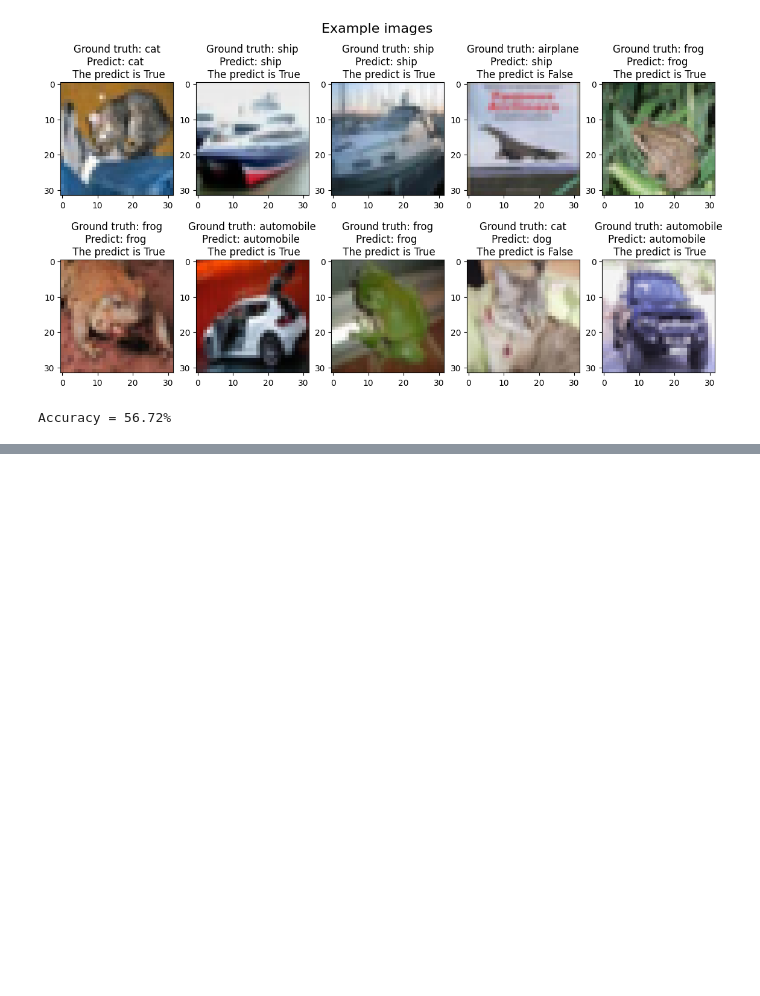
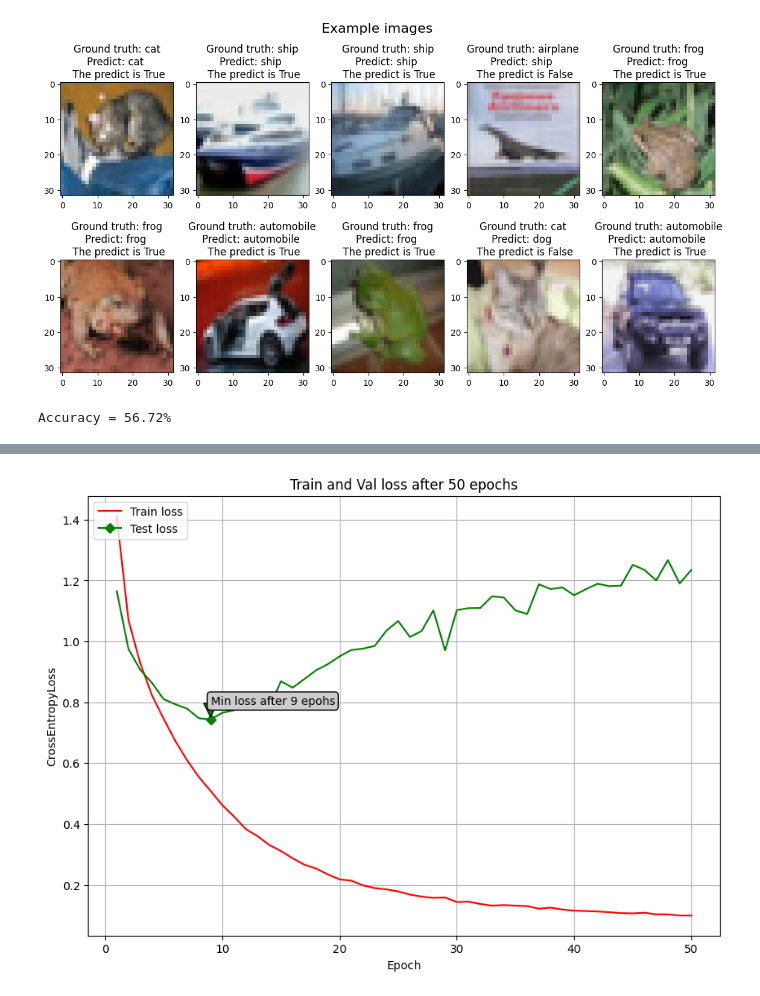
Before and after one commit to DzmitryPihulski/CIFAR-10-Image-Classifier, a Jupyter notebook: main.ipynb, the cells around one changed output, grey strips where cells are left out. Saved outputs shown, nothing was run; the diff lists cells and outputs as text; code cells hidden in the pictures; blank space fills up the shorter version.

Commit message:
conv_net_2 created;

```diff
--- a/main.ipynb
+++ b/main.ipynb
@@ -53,12 +53,12 @@ for i in range(10):
 # %%
-from src.models import Net
+from src.models import ConvNet_1
 from src.utils import set_seed
 import torch.optim as optim
 import torch.nn as nn
 import time
 
 set_seed(42)
-net = Net()
+net = ConvNet_1()
 criterion = nn.CrossEntropyLoss()
 optimizer = optim.SGD(net.parameters())
 
@@ -106,7 +106,7 @@ for epoch in epochs:  # loop over the dataset multiple times
             'optimizer_state_dict': optimizer.state_dict(),
             'train_loss': losses_train,
             'val_loss': losses_val
-        }, 'std_conv_net_best_performance.pth')
+        }, 'conv_net_1_best_performance.pth')
         best_val_loss = epoch_loss_val
     losses_train.append(epoch_loss_train/len(train_loader))
     losses_val.append(epoch_loss_val/len(validation_loader))
@@ -117,7 +117,7 @@ torch.save({
             'optimizer_state_dict': optimizer.state_dict(),
             'train_loss': losses_train,
             'val_loss': losses_val
-        }, 'std_conv_net_full_training.pth')
+        }, 'conv_net_1_full_training.pth')
 
 print('Finished Training')
 # %% [output]
@@ -156,8 +156,8 @@ plt.legend(loc='upper left');
 ValueError: x and y must have same first dimension, but have shapes (50,) and (17,)
 [figure]
 # %%
-best_model = torch.load('std_conv_net_best_performance.pth')
-net = Net()
+best_model = torch.load('conv_net_1_best_performance.pth')
+net = ConvNet_1()
 criterion = nn.CrossEntropyLoss()
 optimizer = optim.SGD(net.parameters())
 net.load_state_dict(best_model['model_state_dict'])
@@ -209,0 +212,16 @@ Accuracy = 56.72%
+# %%
+from src.models import ConvNet_2
+from src.utils import set_seed
+import torch.optim as optim
+import torch.nn as nn
+import time
+import numpy as np
+
+set_seed(42)
+net = ConvNet_2()
+criterion = nn.CrossEntropyLoss()
+optimizer = optim.AdamW(net.parameters())
+
+epochs = np.arange(1, 51)
+losses_train = list()
+losses_val = list()
@@ -209,0 +301,16 @@ Accuracy = 56.72%
+# %%
+plt.figure(figsize=(10,7))
+marker_on = [losses_val.index(min(losses_val))]
+plt.plot(epochs, losses_train, color='r', label="Train loss")
+plt.plot(epochs, losses_val, '-gD', label="Test loss", markevery=marker_on)
+bbox = dict(boxstyle ="round", fc ="0.8")
+plt.annotate(text=f"Min loss after {losses_val.index(min(losses_val))+1} epohs", xy=(losses_val.index(min(losses_val))+1, min(losses_val)), xytext =(losses_val.index(min(losses_val))+1, min(losses_val)+0.05),
+                arrowprops = dict(facecolor ='green',
+                                  shrink = 0.2),bbox=bbox)
+plt.grid()
+plt.title(f"Train and Val loss after {epochs[-1]} epochs")
+plt.xlabel("Epoch")
+plt.ylabel("CrossEntropyLoss")
+plt.legend(loc='upper left');
+# %% [output]
+[figure, added]
```
Also changed, not shown: parts of 8 cells of this notebook, 4 other files.
